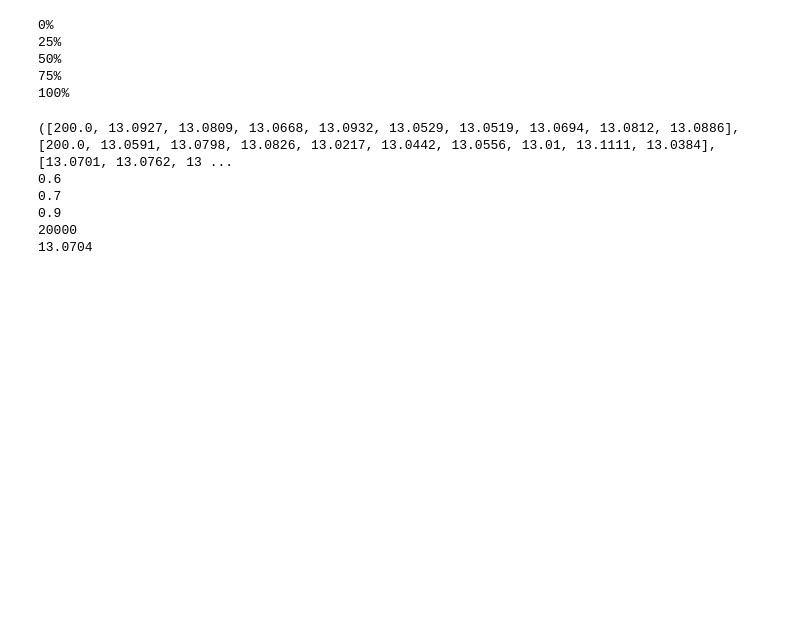
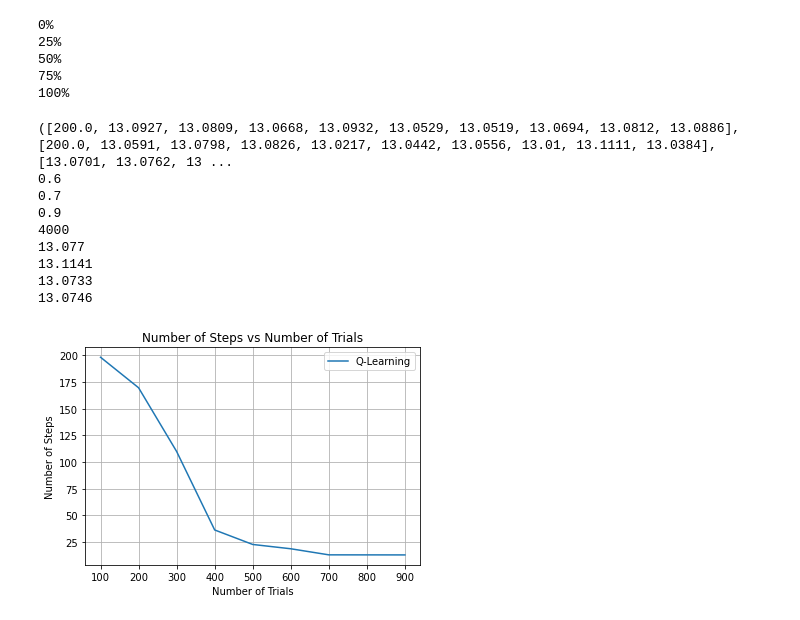
Before and after one commit to WilliamOrringe/TaxiReinforcementLearning, a Jupyter notebook: taxi.ipynb, the cells around one changed output. Drawn from its saved outputs; the diff is of its cells as text; code cells hidden in the pictures; blank space fills up the shorter version.

```diff
--- a/taxi.ipynb
+++ b/taxi.ipynb
@@ -42,8 +42,7 @@ def perform_q_learning(learning_rate, discount_factor, exploration_rate, trials)
             else:
                 action = np.argmax(q_table[state])
             new_state, reward, done, info = env.step(action)
-            q_table[state, action] =   q_table[state, action] + learning_rate * (reward + discount_factor * np.max(q_table[new_state]) -
-                                                                                 q_table[state,action])
+            q_table[state, action] =   q_table[state, action] + learning_rate * (reward + discount_factor * np.max(q_table[new_state]) - q_table[state,action])
             state = new_state
     return q_table
 # %%
@@ -249,15 +274,21 @@ print(lists)
 print(np.argmin(lists[0])/ 10)
 print(np.argmin(lists[1])/ 10)
 print(np.argmin(lists[2])/ 10)
-print(np.argmin(lists[3]) * 5000)
-print(evaluate_q_table(perform_q_learning(0.3, 0.4, 0.4, 40000)))
+print(np.argmin(lists[3]) * 1000)
+print(evaluate_q_table(perform_q_learning(0.6, 0.7, 0.9, 1000)))
+print(evaluate_q_table(perform_q_learning(0.6, 0.7, 0.9, 5000)))
+print(evaluate_q_table(perform_q_learning(0.6, 0.7, 0.9, 10000)))
+print(evaluate_q_table(perform_q_learning(0.6, 0.7, 0.9, 100000)))
 # %% [output]
 ([200.0, 13.0927, 13.0809, 13.0668, 13.0932, 13.0529, 13.0519, 13.0694, 13.0812, 13.0886], [200.0, 13.0591, 13.0798, 13.0826, 13.0217, 13.0442, 13.0556, 13.01, 13.1111, 13.0384], [13.0701, 13.0762, 13 ...
 0.6
 0.7
 0.9
-20000
-13.0704
+4000
+13.077
+13.1141
+13.0733
+13.0746
 # %%
 trials_list = []
 val = 0
@@ -267,3 +298,10 @@ for l in [3**(i+2) for i in range(10)]:
     print(str(val))
 tf = trials_list.index(min(trials_list)) / 10
 print(trials_list)
+# %%
+q_store = []
+for i in range(1,100):
+    q_store.append(evaluate_q_table(perform_q_learning(0.6, 0.7, 0.9, i*10)))
+s_store = []
+for i in range(1,100):
+    s_store.append(evaluate_q_table(sarsa(0.4, 0.8, 0, i*10)))
@@ -270 +325,17 @@ print(trials_list)
+# %%
+t = [i * 100 for i in range(1,10)]
+fig, ax = plt.subplots()
+# ax.plot(t, q_values[3], label='Q-Learning')
+# ax.plot(t, s_values[3], label='SARSA')
+ax.plot(t, [evaluate_q_table(perform_q_learning(0.6, 0.7, 0.9, i*100)) for i in range(1,10)], label='Q-Learning')
+
+ax.set(xlabel='Number of Trials', ylabel='Number of Steps',
+       title='Number of Steps vs Number of Trials')
+ax.grid()
+ax.legend()
+
+fig.savefig("qgraph.png")
+plt.show()
+# %% [output]
+[figure, added]
 # %%
```
Also changed, not shown: parts of 9 cells of this notebook.
